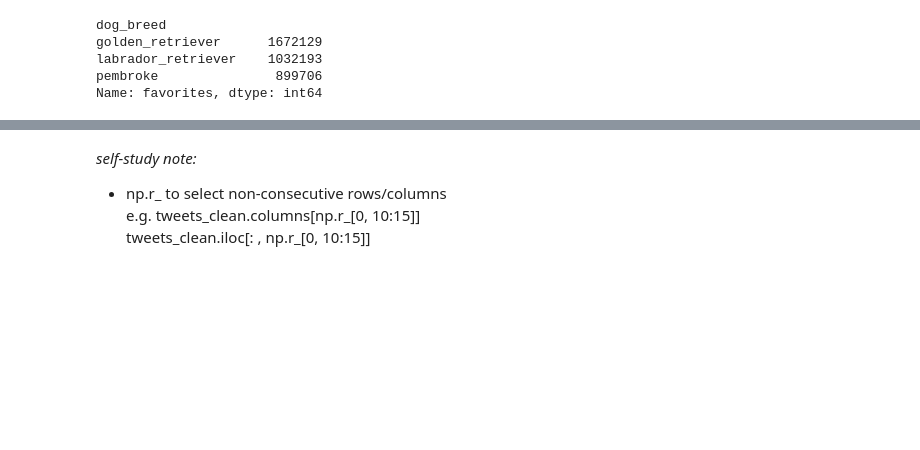
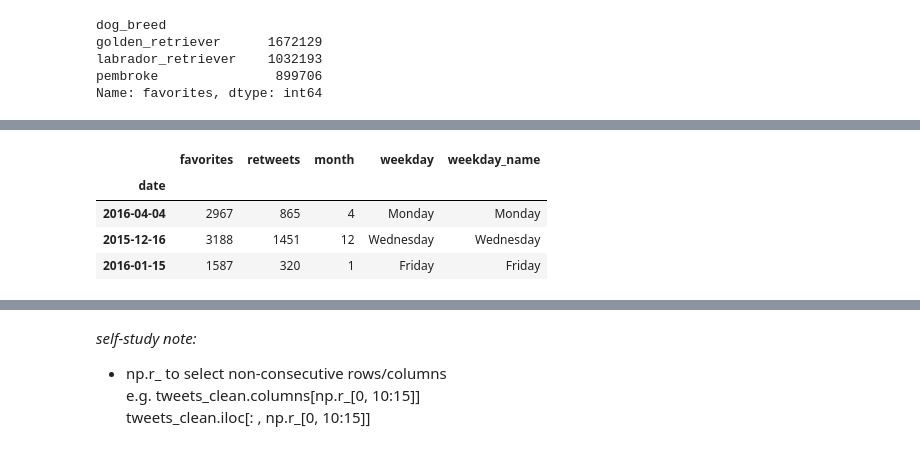
Before and after one commit to SEJUNGJENN-C/WeRateDogs_Twitter_Analysis, a Jupyter notebook: weratedogs-twitter.ipynb, the cells around one changed output, grey strips where cells are left out. Cells and saved outputs as stored; diff of their text form; code cells hidden in the pictures; blank space fills up the shorter version.

```diff
--- a/weratedogs-twitter.ipynb
+++ b/weratedogs-twitter.ipynb
@@ -666,0 +755,8 @@ for breed, image, text in zip(breeds, image_list, text_list):
+# %%
+time_series.sample(3)
+# %% [output]
+|  | favorites | retweets | month | weekday | weekday_name |
+| date |  |  |  |  |  |
+| 2016-04-04 | 2967 | 865 | 4 | Monday | Monday |
+| 2015-12-16 | 3188 | 1451 | 12 | Wednesday | Wednesday |
+| 2016-01-15 | 1587 | 320 | 1 | Friday | Friday |
```
Also changed, not shown: parts of 27 cells of this notebook.
